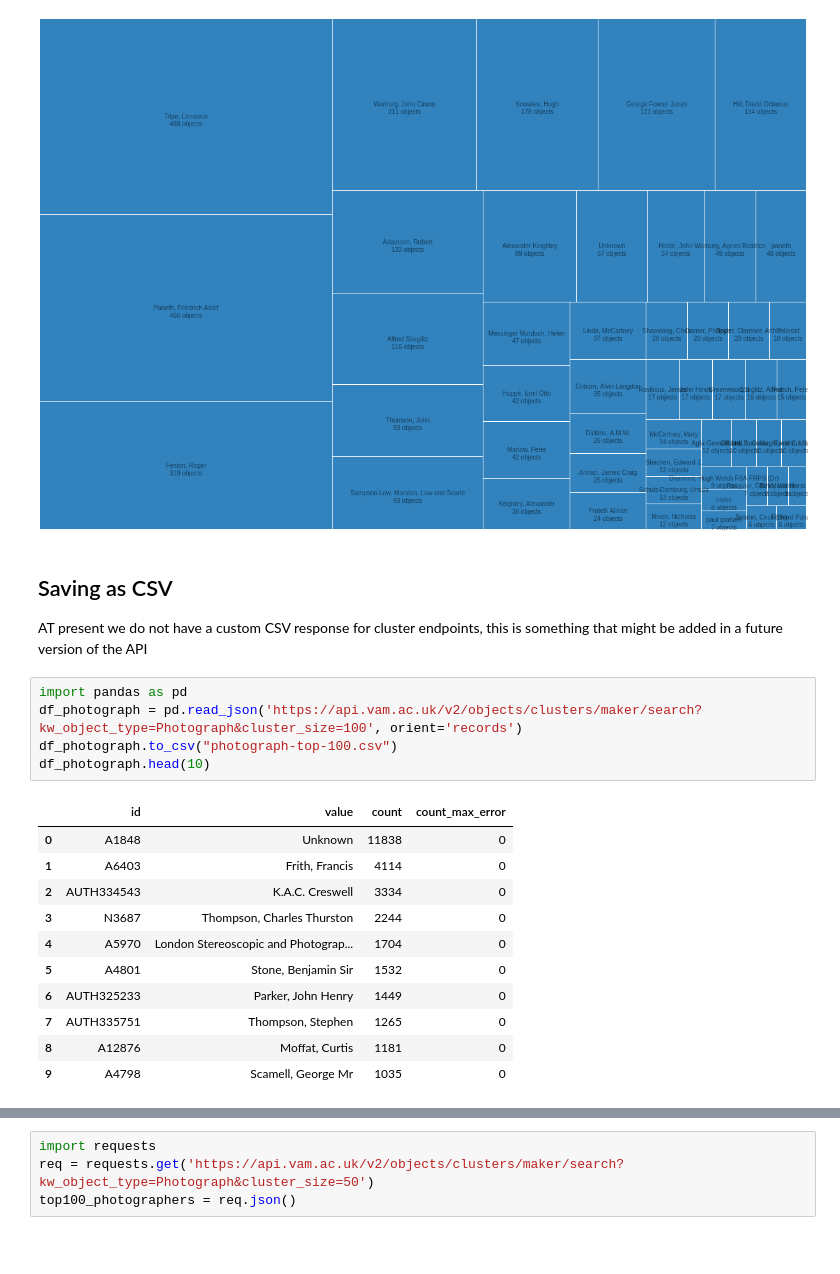
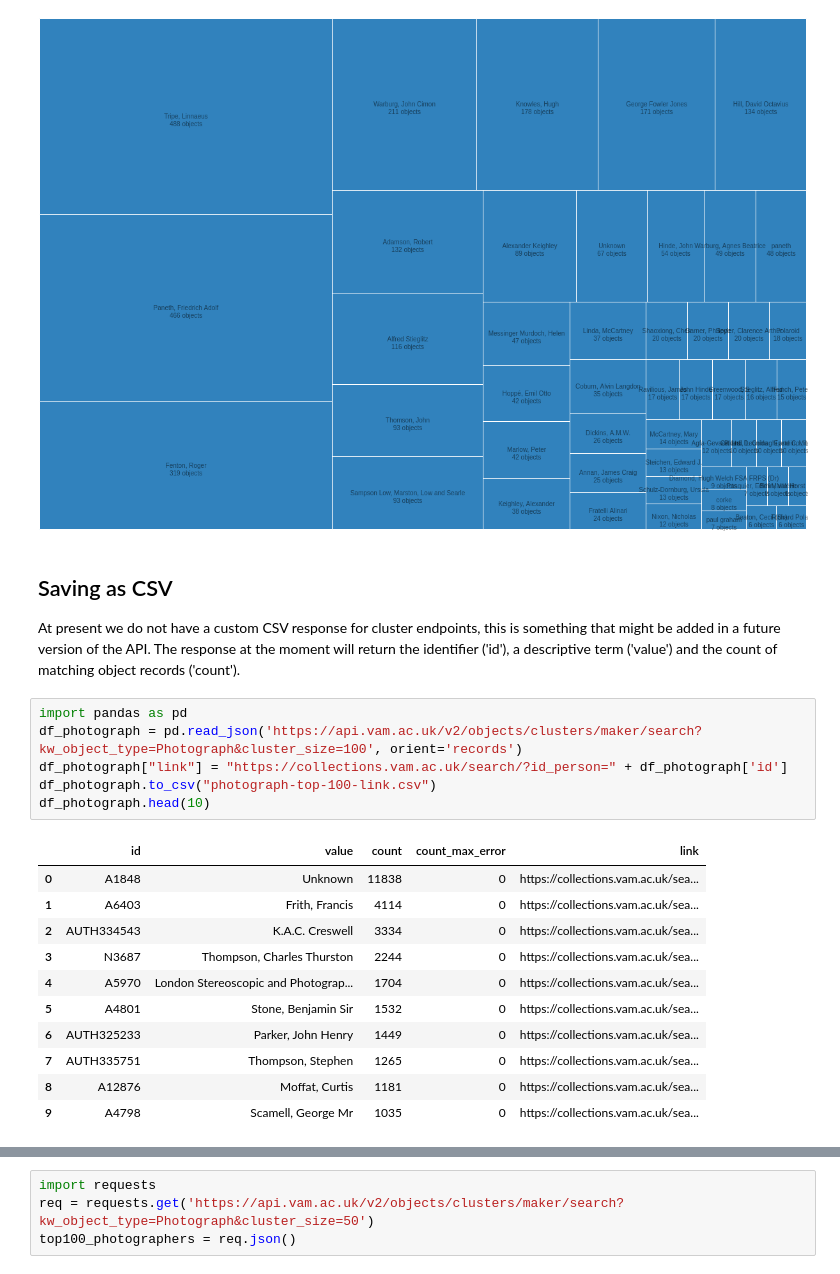
Before and after one commit to vanda/etc-docs, a Jupyter notebook: notebooks/data-explorations/data-exploration-5.ipynb, the cells around one changed output, grey strips where cells are left out. Drawn from its saved outputs; the diff is of its cells as text; blank space fills up the shorter version.

```diff
--- a/notebooks/data-explorations/data-exploration-5.ipynb
+++ b/notebooks/data-explorations/data-exploration-5.ipynb
@@ -168,24 +168,25 @@ treemap(req.json(), "Photographer")
 # %% [markdown]
 ## Saving as CSV
 
-AT present we do not have a custom CSV response for cluster endpoints, this is something that might be added in a future version of the API
+At present we do not have a custom CSV response for cluster endpoints, this is something that might be added in a future version of the API. The response at the moment will return the identifier ('id'), a descriptive term ('value') and the count of matching object records ('count').
 # %%
 import pandas as pd
 df_photograph = pd.read_json('https://api.vam.ac.uk/v2/objects/clusters/maker/search?kw_object_type=Photograph&cluster_size=100', orient='records')
-df_photograph.to_csv("photograph-top-100.csv")
+df_photograph["link"] = "https://collections.vam.ac.uk/search/?id_person=" + df_photograph['id']
+df_photograph.to_csv("photograph-top-100-link.csv")
 df_photograph.head(10)
 # %% [output]
-|  | id | value | count | count_max_error |
-| 0 | A1848 | Unknown | 11838 | 0 |
-| 1 | A6403 | Frith, Francis | 4114 | 0 |
-| 2 | AUTH334543 | K.A.C. Creswell | 3334 | 0 |
-| 3 | N3687 | Thompson, Charles Thurston | 2244 | 0 |
-| 4 | A5970 | London Stereoscopic and Photograp... | 1704 | 0 |
-| 5 | A4801 | Stone, Benjamin Sir | 1532 | 0 |
-| 6 | AUTH325233 | Parker, John Henry | 1449 | 0 |
-| 7 | AUTH335751 | Thompson, Stephen | 1265 | 0 |
-| 8 | A12876 | Moffat, Curtis | 1181 | 0 |
-| 9 | A4798 | Scamell, George Mr | 1035 | 0 |
+|  | id | value | count | count_max_error | link |
+| 0 | A1848 | Unknown | 11838 | 0 | https://collections.vam.ac.uk/sea... |
+| 1 | A6403 | Frith, Francis | 4114 | 0 | https://collections.vam.ac.uk/sea... |
+| 2 | AUTH334543 | K.A.C. Creswell | 3334 | 0 | https://collections.vam.ac.uk/sea... |
+| 3 | N3687 | Thompson, Charles Thurston | 2244 | 0 | https://collections.vam.ac.uk/sea... |
+| 4 | A5970 | London Stereoscopic and Photograp... | 1704 | 0 | https://collections.vam.ac.uk/sea... |
+| 5 | A4801 | Stone, Benjamin Sir | 1532 | 0 | https://collections.vam.ac.uk/sea... |
+| 6 | AUTH325233 | Parker, John Henry | 1449 | 0 | https://collections.vam.ac.uk/sea... |
+| 7 | AUTH335751 | Thompson, Stephen | 1265 | 0 | https://collections.vam.ac.uk/sea... |
+| 8 | A12876 | Moffat, Curtis | 1181 | 0 | https://collections.vam.ac.uk/sea... |
+| 9 | A4798 | Scamell, George Mr | 1035 | 0 | https://collections.vam.ac.uk/sea... |
 # %%
 
 import pandas as pd
```
Also changed, not shown: parts of 1 cell of this notebook, 4 other files.
